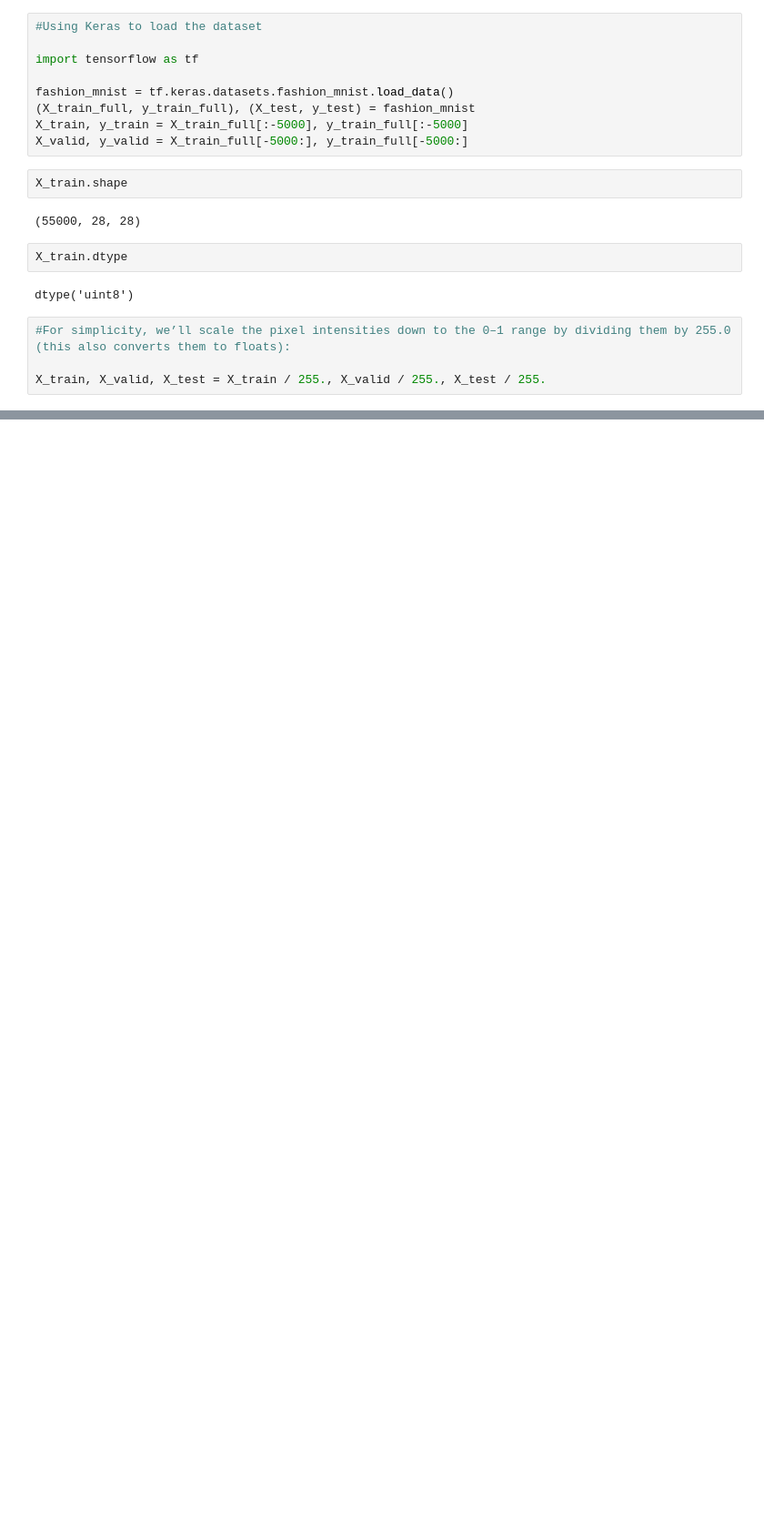
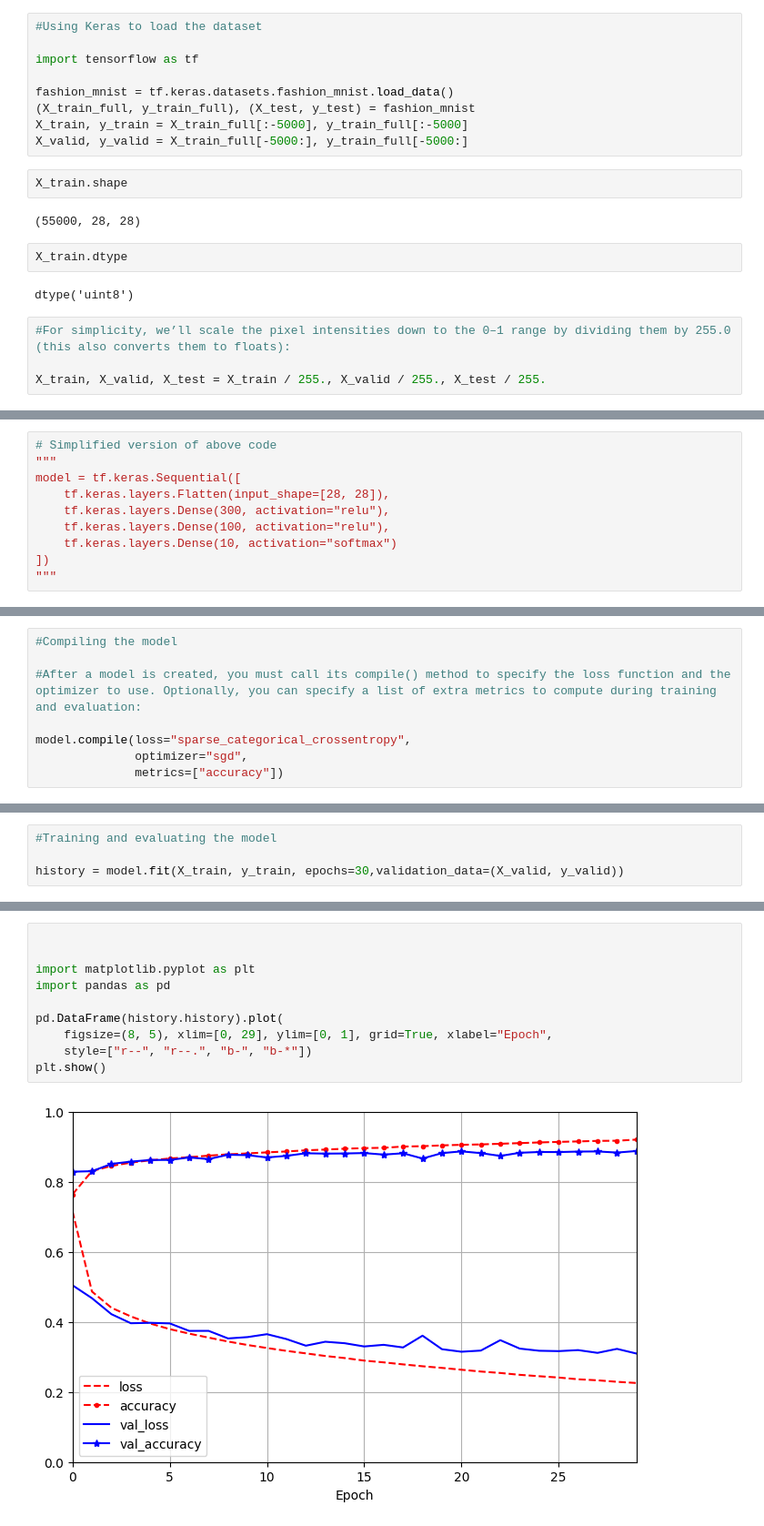
Before and after one commit to hsabaghpour/Searching-Indexing-Algorithm, a Jupyter notebook: Building_an_Image_Classifier_Using_the_Sequential_APIipynb.ipynb, the cells around one changed output, grey strips where cells are left out. Shown at 91% size. Cells and saved outputs as stored; diff of their text form; blank space fills up the shorter version.

```diff
--- a/Building_an_Image_Classifier_Using_the_Sequential_APIipynb.ipynb
+++ b/Building_an_Image_Classifier_Using_the_Sequential_APIipynb.ipynb
@@ -23,0 +47,10 @@ X_train, X_valid, X_test = X_train / 255., X_valid / 255., X_test / 255.
+# %%
+# Simplified version of above code
+"""
+model = tf.keras.Sequential([
+    tf.keras.layers.Flatten(input_shape=[28, 28]),
+    tf.keras.layers.Dense(300, activation="relu"),
+    tf.keras.layers.Dense(100, activation="relu"),
+    tf.keras.layers.Dense(10, activation="softmax")
+])
+"""
@@ -23,0 +139,8 @@ X_train, X_valid, X_test = X_train / 255., X_valid / 255., X_test / 255.
+# %%
+#Compiling the model
+
+#After a model is created, you must call its compile() method to specify the loss function and the optimizer to use. Optionally, you can specify a list of extra metrics to compute during training and evaluation:
+
+model.compile(loss="sparse_categorical_crossentropy",
+              optimizer="sgd",
+              metrics=["accuracy"])
@@ -23,0 +151,4 @@ X_train, X_valid, X_test = X_train / 255., X_valid / 255., X_test / 255.
+# %%
+#Training and evaluating the model
+
+history = model.fit(X_train, y_train, epochs=30,validation_data=(X_valid, y_valid))
@@ -23,0 +173,12 @@ X_train, X_valid, X_test = X_train / 255., X_valid / 255., X_test / 255.
+# %%
+
+
+import matplotlib.pyplot as plt
+import pandas as pd
+
+pd.DataFrame(history.history).plot(
+    figsize=(8, 5), xlim=[0, 29], ylim=[0, 1], grid=True, xlabel="Epoch",
+    style=["r--", "r--.", "b-", "b-*"])
+plt.show()
+# %% [output]
+[figure, added]
```
Also changed, not shown: parts of 20 cells of this notebook.
